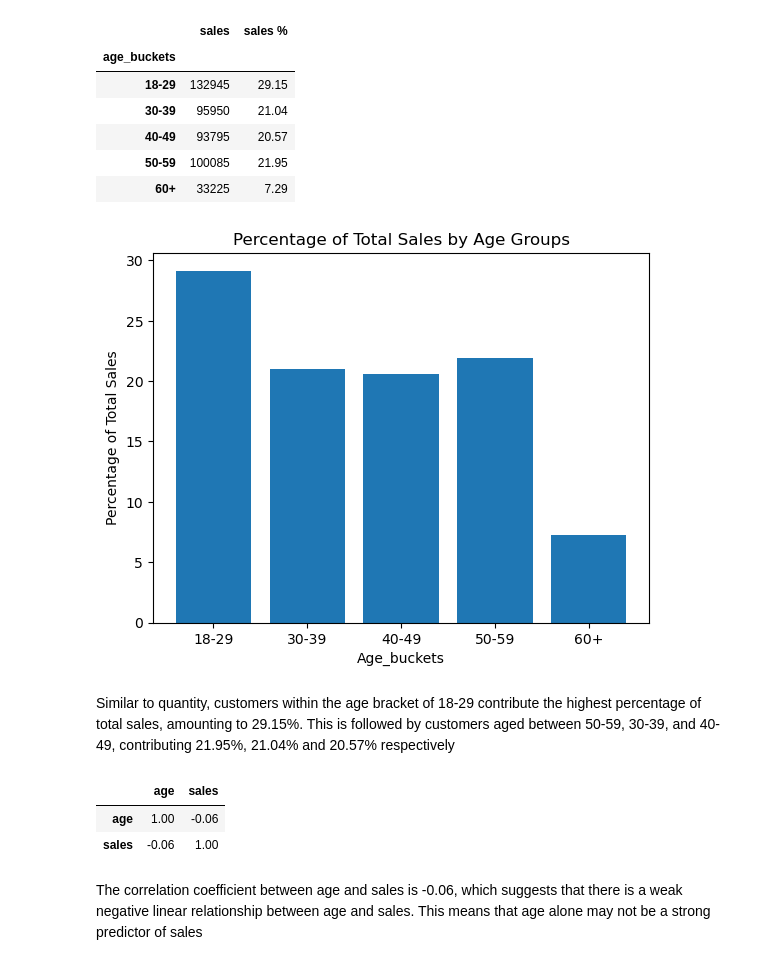
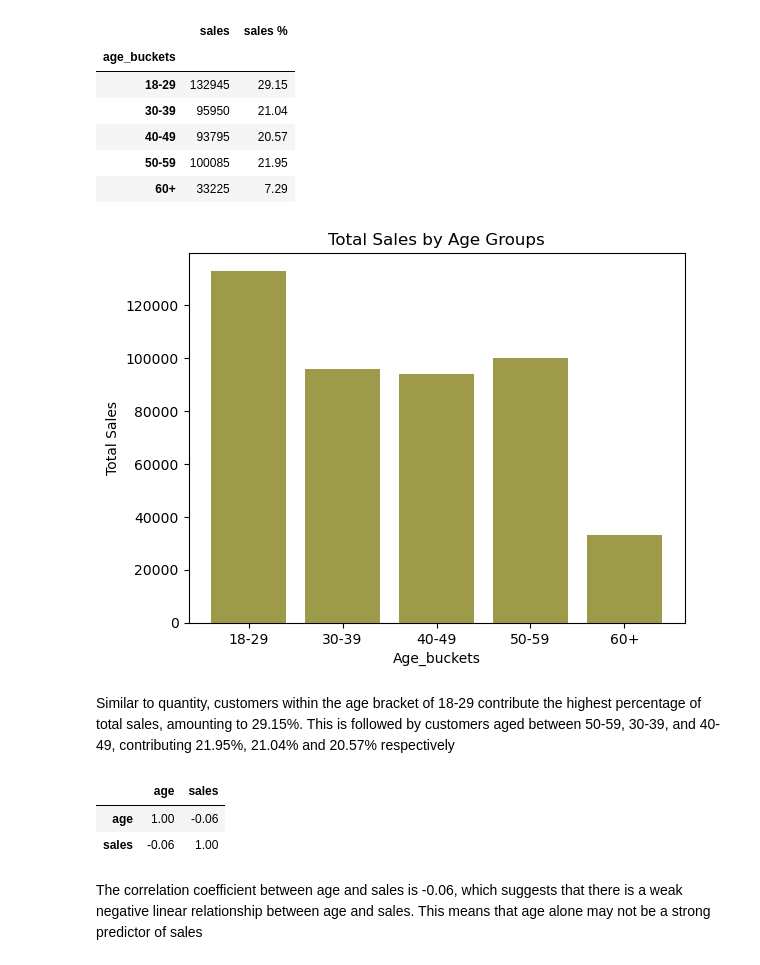
Before and after one commit to Diana-Injelwa/Exploratory-Data-Analysis-on-Retail-Sales, a Jupyter notebook: retail_sales_EDA.ipynb, the cells around one changed output. Saved outputs shown, nothing was run; the diff lists cells and outputs as text; code cells hidden in the pictures.

```diff
--- a/retail_sales_EDA.ipynb
+++ b/retail_sales_EDA.ipynb
@@ -231,31 +222,32 @@ sales_by_age
 | 60+ | 33225 | 7.29 |
 # %%
 age_buckets = sales_by_age.index
-sales_percentage = sales_by_age['sales %']
+sales = sales_by_age['sales']
 
 # Creat an array of evenly spaced values to represent the positions of the bars on the y-axis.
 xpos = np.arange(len(age_buckets))
 
 # Plot a horizontal bar chart
-plt.bar(xpos, sales_percentage)
+plt.bar(xpos, sales, color='#9D9B4A')
 
 # Setting the parameters
 plt.xticks(xpos, age_buckets)
 plt.xlabel('Age_buckets')
-plt.ylabel('Percentage of Total Sales')
-plt.title('Percentage of Total Sales by Age Groups')
+plt.ylabel('Total Sales')
+plt.title('Total Sales by Age Groups')
 
 plt.show()
 # %% [output]
-[figure, old version]
+[figure, new version]
 # %% [markdown]
 Similar to quantity, customers within the age bracket of 18-29 contribute the highest percentage of total sales, amounting to 29.15%. This is followed by customers aged between 50-59, 30-39, and 40-49, contributing 21.95%, 21.04% and 20.57% respectively
-# %%
-retail_sales[['age', 'sales']].corr()
-# %% [output]
-|  | age | sales |
-| age | 1.00 | -0.06 |
-| sales | -0.06 | 1.00 |
+# %%
+# Calculate the correlation between the 'age' and 'sales' columns
+retail_sales[['age', 'sales']].corr()
+# %% [output]
+|  | age | sales |
+| age | 1.00 | -0.06 |
+| sales | -0.06 | 1.00 |
 # %% [markdown]
 The correlation coefficient between age and sales is -0.06, which suggests that there is a weak negative linear relationship between age and sales. This means that age alone may not be a strong predictor of sales
 # %%
```
Also changed, not shown: parts of 13 cells of this notebook.
